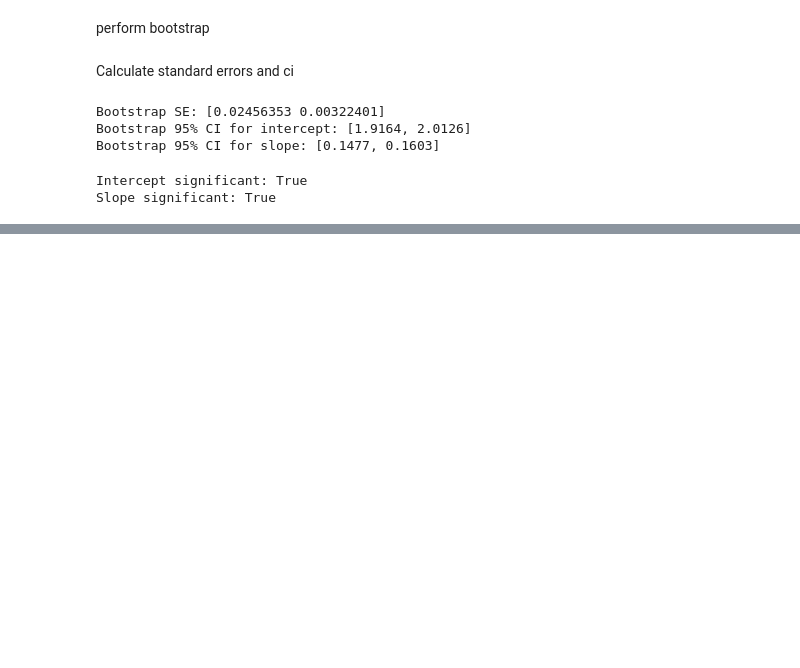
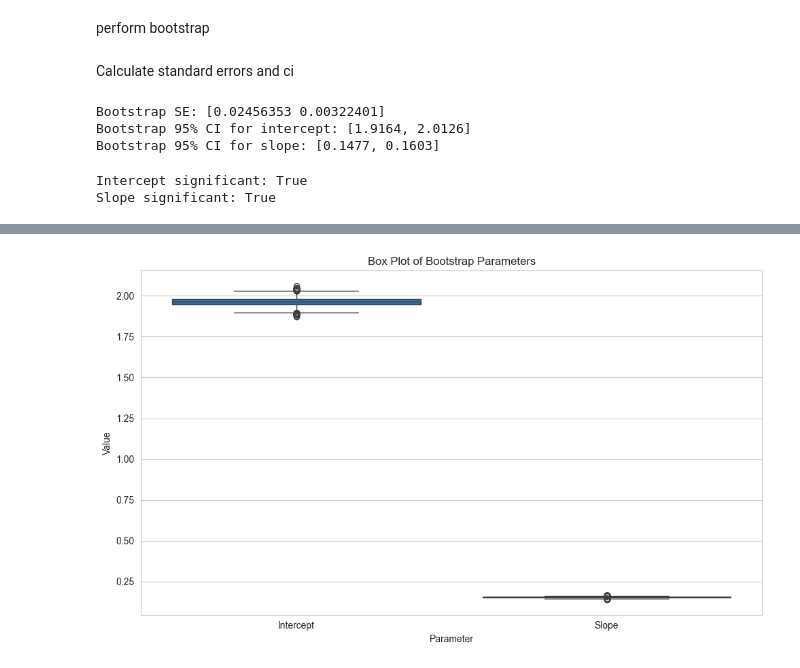
Before and after one commit to datpetr/students_habits_gpa, a Jupyter notebook: gpa_vs_study_hours.ipynb, the cells around one changed output, grey strips where cells are left out. Saved outputs shown, nothing was run; the diff lists cells and outputs as text; code cells hidden in the pictures; blank space fills up the shorter version.

```diff
--- a/gpa_vs_study_hours.ipynb
+++ b/gpa_vs_study_hours.ipynb
@@ -396,0 +456,16 @@ Since o not in ci for intercept and slope of significance we can say that we are
+# %%
+# Create a box plot for the bootstrap parameters
+plt.figure(figsize=(10, 6))
+bootstrap_df = pd.DataFrame({
+    'Intercept': bootstrap_params[:, 0],
+    'Slope': bootstrap_params[:, 1]
+})
+
+# Reshape for box plot
+bootstrap_melted = pd.melt(bootstrap_df, var_name='Parameter', value_name='Value')
+sns.boxplot(x='Parameter', y='Value', data=bootstrap_melted)
+plt.title('Box Plot of Bootstrap Parameters')
+plt.tight_layout()
+plt.show()
+# %% [output]
+[figure, added]
```
Also changed, not shown: parts of 6 cells of this notebook.
